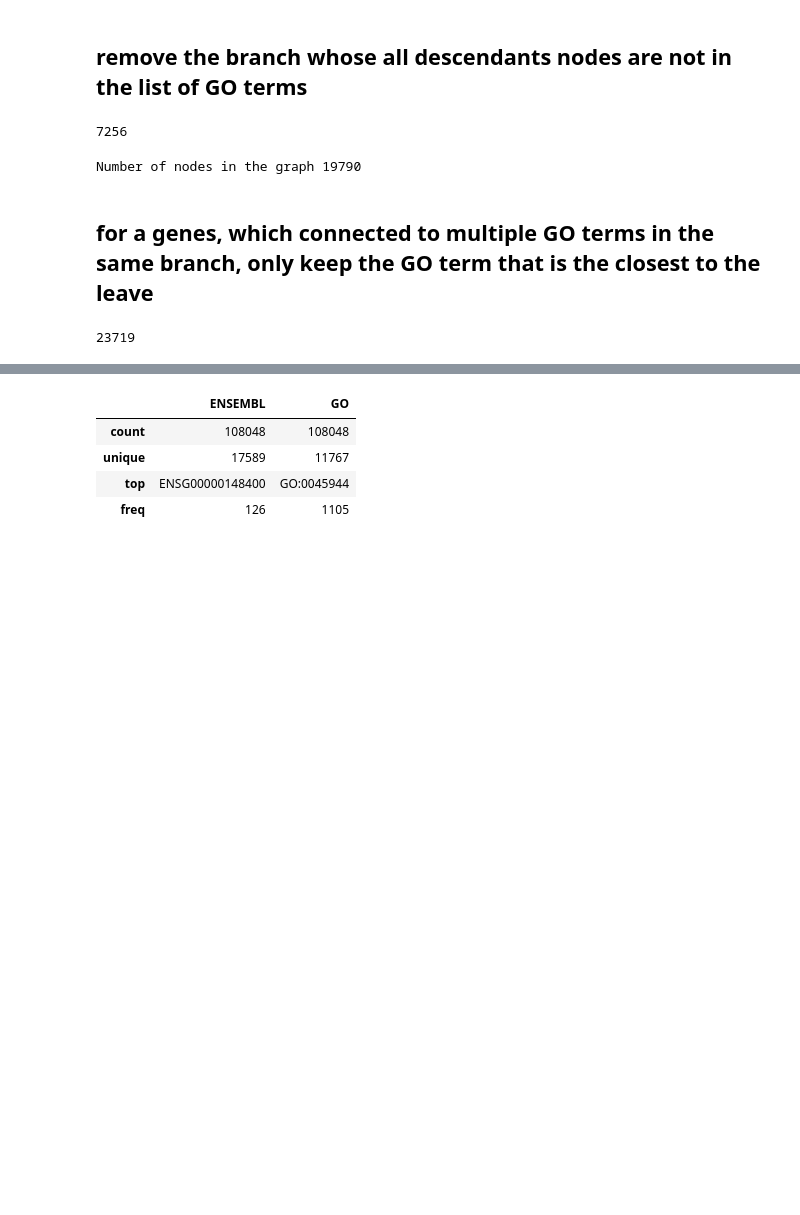
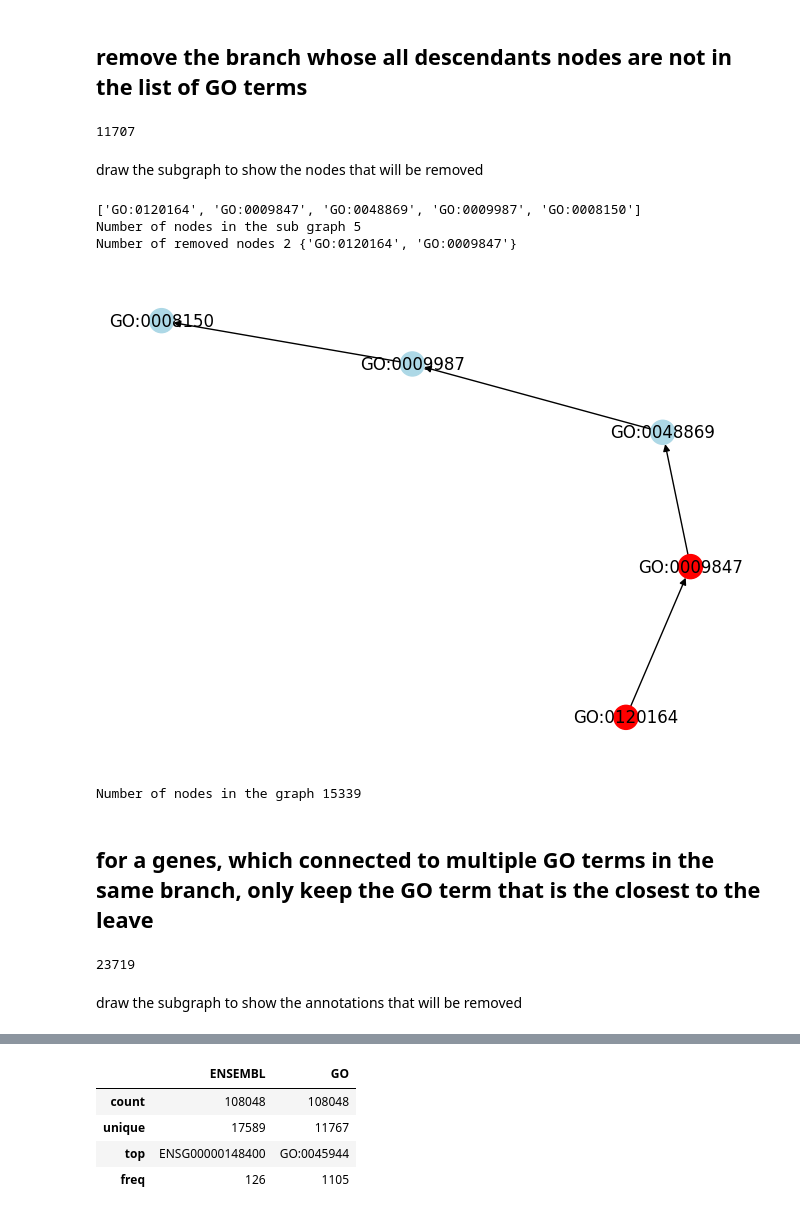
Before and after one commit to joddiy/gognn_7412, a Jupyter notebook: py/pre_processing.ipynb, the cells around one changed output, grey strips where cells are left out. Drawn from its saved outputs; the diff is of its cells as text; code cells hidden in the pictures; blank space fills up the shorter version.

```diff
--- a/py/pre_processing.ipynb
+++ b/py/pre_processing.ipynb
@@ -128,23 +128,59 @@ bp_db.describe()
 # %% [markdown]
 ##  remove the branch whose all descendants nodes are not in the list of GO terms
 # %%
-bp_db_nodes = set(bp_db.GO.unique())
+from tqdm import tqdm
 
-leaves = [x for x in bp_graph_nodes if bp_graph.in_degree(x) == 0]
-removes = []
-while leaves:
-    tmp_node = leaves.pop(0)
-    if tmp_node not in bp_db_nodes:
-        removes.append(tmp_node)
-        leaves.extend(list(bp_graph.predecessors(tmp_node)))
+leaves = [x for x in bp_graph_nodes if bp_graph.in_degree(x) == 0 and x not in bp_db_go]
+removes, keeps = set(), set()
+
+for child in tqdm(leaves):
+    ancestors = nx.descendants(bp_graph, child)
+    for ancestor in ancestors:
+        if ancestor not in removes and ancestor not in keeps:
+            if ancestor not in bp_db_go:
+                descendants = set(nx.ancestors(bp_graph, ancestor))
+                if len(descendants.intersection(bp_db_go)) == 0:
+                    removes.add(ancestor)
+                else:
+                    keeps.add(ancestor)
+            else:
+                keeps.add(ancestor)
+removes = removes.union(set(leaves))
 len(removes)
 # %% [output]
-7256
+11707
+# %% [markdown]
+draw the subgraph to show the nodes that will be removed
+# %%
+remove_nodes = set()
+tmp_nodes = []
+
+for node in removes:
+    tmp_nodes = nx.shortest_path(bp_graph, node, bp_node)
+    remove_nodes = set([x for x in tmp_nodes if x in removes])
+    if len(remove_nodes) > 1:
+        break
+
+print(tmp_nodes)
+tmp_subgraph = bp_graph.subgraph(tmp_nodes)
+
+colors = ['red' if node in removes else 'lightblue' for node in tmp_subgraph.nodes()]
+#print(colors)
+
+print("Number of nodes in the sub graph", len(tmp_subgraph))
+print("Number of removed nodes", len(remove_nodes), remove_nodes)
+
+nx.draw(tmp_subgraph, with_labels=True, node_color=colors)
+# %% [output]
+['GO:0120164', 'GO:0009847', 'GO:0048869', 'GO:0009987', 'GO:0008150']
+Number of nodes in the sub graph 5
+Number of removed nodes 2 {'GO:0120164', 'GO:0009847'}
+[figure, added]
 # %%
-bp_graph = original_graph.subgraph(bp_graph_nodes - set(removes))
+bp_graph = bp_graph.subgraph(bp_graph_nodes - set(removes))
 print("Number of nodes in the graph", len(bp_graph))
 # %% [output]
-Number of nodes in the graph 19790
+Number of nodes in the graph 15339
 # %% [markdown]
 ## for a genes, which connected to multiple GO terms in the same branch, only keep the GO term that is the closest to the leave
 # %%
@@ -160,19 +196,22 @@ leaves = [x for x in bp_graph_nodes if bp_graph.in_degree(x) == 0]
 
 removes_terms = set()
 
+
 def dfs(node):
     res = set()
     if bp_graph.in_degree(node) != 0:  # collect all the genes from the parents
         for parent in bp_graph.predecessors(node):
             res = res.union(dfs(parent))
-    if node in go_genes_map: # compare and record the genes that already appears in the parents
+    if node in go_genes_map:  # compare and record the genes that already appears in the parents
         for gene in go_genes_map[node].intersection(res):
             removes_terms.add(tuple([node, gene]))
         res = res.union(go_genes_map[node])
     return res
 
+
 _ = dfs(bp_node)
+len(removes_terms)
+# %% [output]
+23719
-# %%
-len(removes_terms)
-# %% [output]
-23719
+# %% [markdown]
+draw the subgraph to show the annotations that will be removed
```
Also changed, not shown: parts of 14 cells of this notebook, 4 other files.
